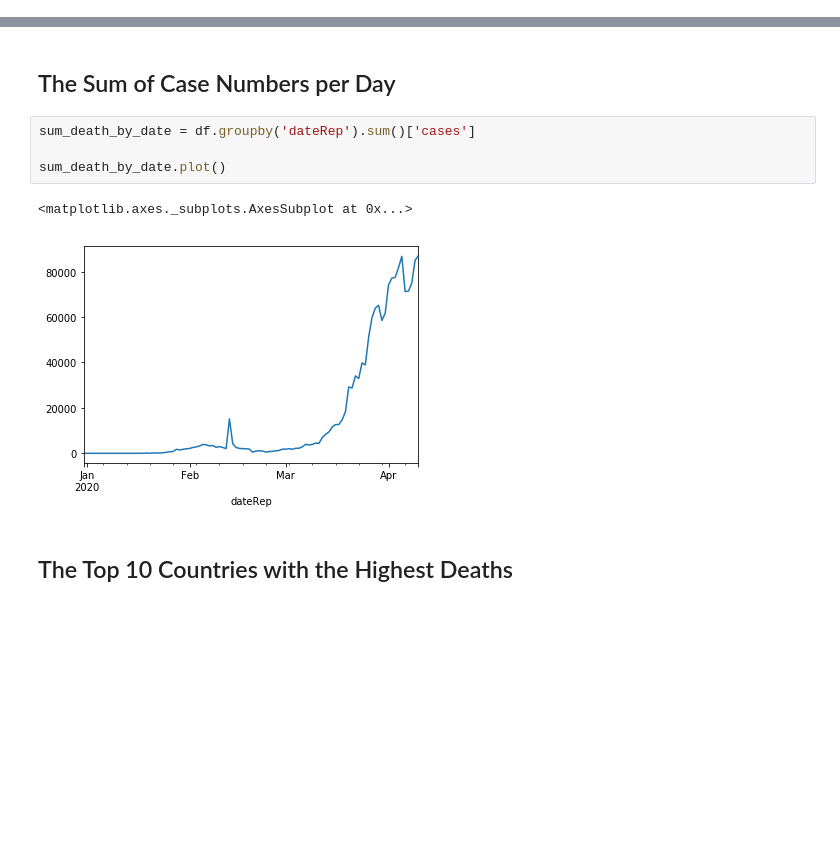
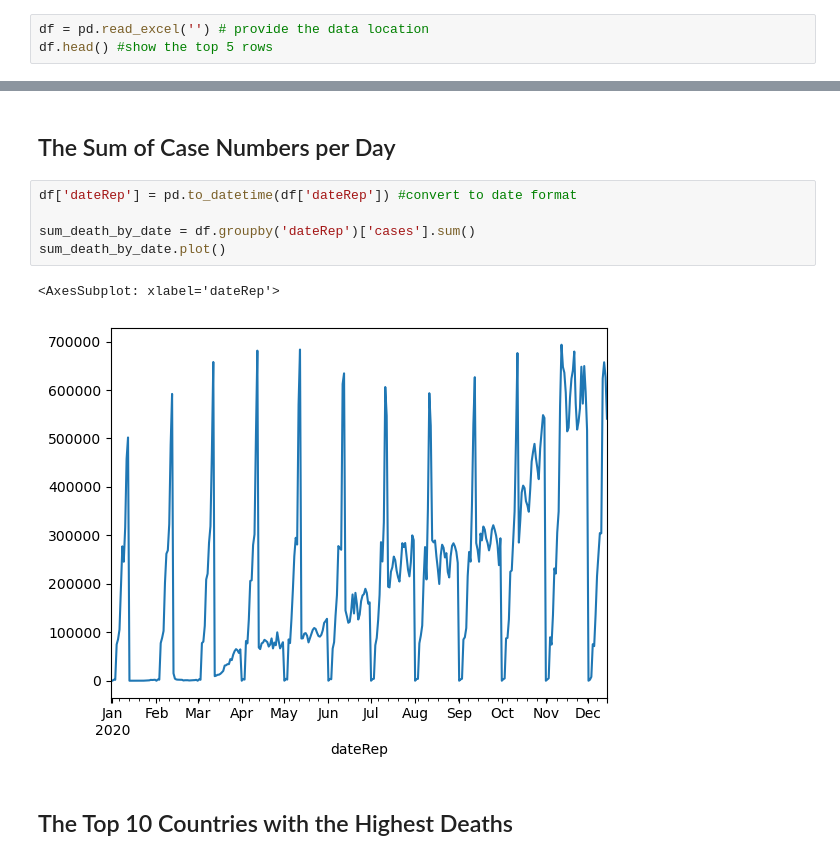
Before and after one commit to xbwei/machine_learning_in_python, a Jupyter notebook: COVID_19_Data_Analysis.ipynb, the cells around one changed output, grey strips where cells are left out. Saved outputs shown, nothing was run; the diff lists cells and outputs as text; blank space fills up the shorter version.

```diff
--- a/COVID_19_Data_Analysis.ipynb
+++ b/COVID_19_Data_Analysis.ipynb
@@ -27,0 +13,3 @@ df[:10] #the top 10 rows
+# %%
+df = pd.read_excel('') # provide the data location
+df.head() #show the top 5 rows
@@ -28,12 +23,13 @@ df[:10] #the top 10 rows
 # %% [markdown]
 ## The Sum of Case Numbers per Day
 # %%
-sum_death_by_date = df.groupby('dateRep').sum()['cases']
+df['dateRep'] = pd.to_datetime(df['dateRep']) #convert to date format
 
+sum_death_by_date = df.groupby('dateRep')['cases'].sum()
 sum_death_by_date.plot()
 # %% [output]
-<matplotlib.axes._subplots.AxesSubplot at 0x...>
+<AxesSubplot: xlabel='dateRep'>
-[figure, old version]
+[figure, new version]
 # %% [markdown]
 ## The Top 10 Countries with the Highest Deaths
 # %%
```
Also changed, not shown: parts of 7 cells of this notebook.
